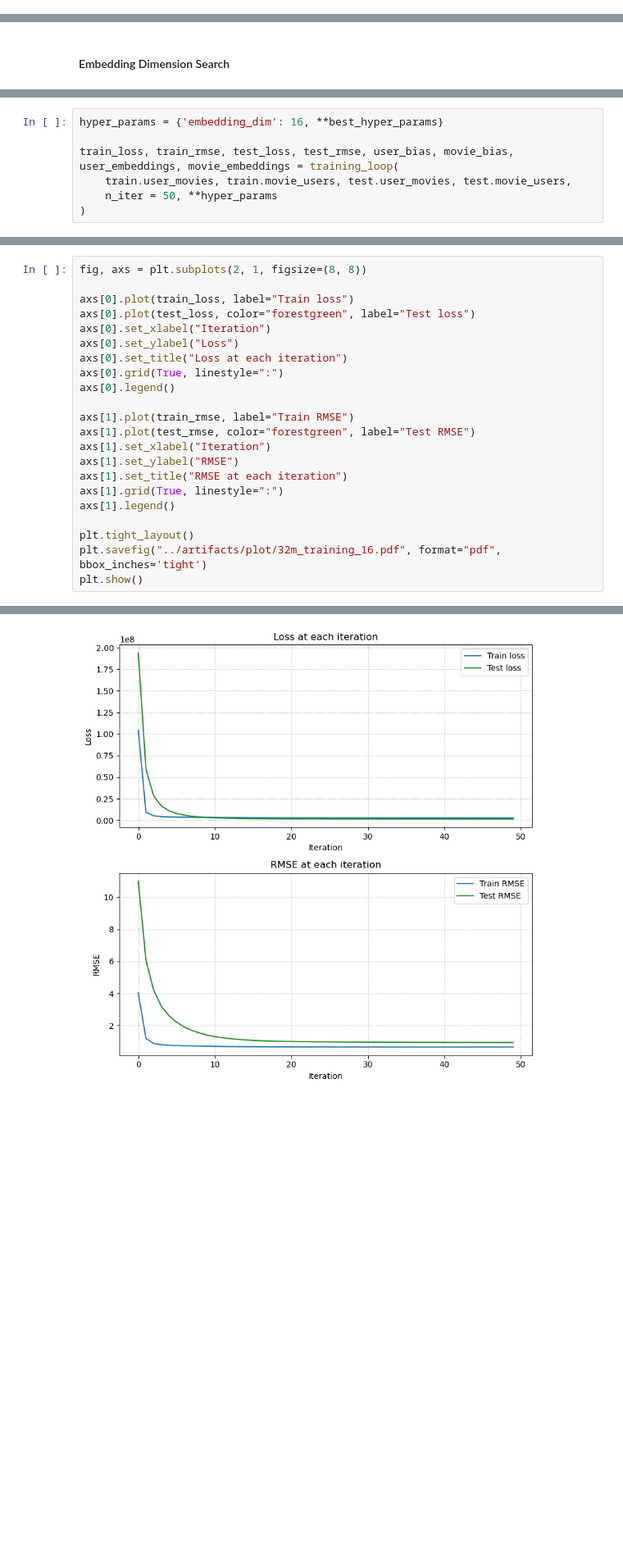
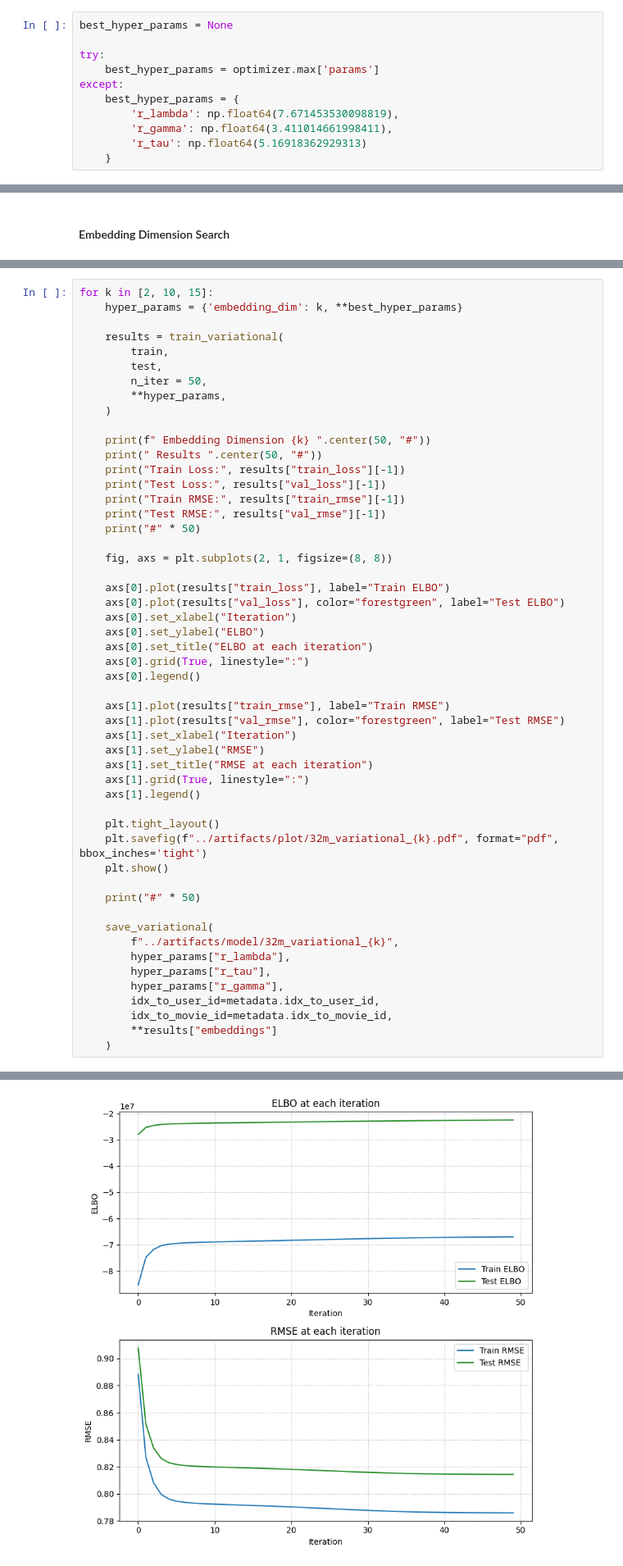
Before and after one commit to Toavina00/Recommender-system, a Jupyter notebook: notebooks/training.ipynb, the cells around one changed output, grey strips where cells are left out. Shown at 82% size. Saved outputs shown, nothing was run; the diff lists cells and outputs as text; blank space fills up the shorter version.

Commit message:
training notebook

```diff
--- a/notebooks/training.ipynb
+++ b/notebooks/training.ipynb
@@ -75,2 +115,13 @@ best_hyper_params = {'r_lambda': 0.5, 'r_gamma': 0.01, 'r_tau': 0.01}
+# %%
+best_hyper_params = None
+
+try:
+    best_hyper_params = optimizer.max['params']
+except:
+    best_hyper_params = {
+        'r_lambda': np.float64(7.671453530098819),
+        'r_gamma': np.float64(3.411014661998411),
+        'r_tau': np.float64(5.16918362929313)
+    }
 # %% [markdown]
 #### Bias Only Model
@@ -256,7 +225,0 @@ plt.show()
-# %%
-hyper_params = {'embedding_dim': 16, **best_hyper_params}
-
-train_loss, train_rmse, test_loss, test_rmse, user_bias, movie_bias, user_embeddings, movie_embeddings = training_loop(
-    train.user_movies, train.movie_users, test.user_movies, test.movie_users,
-    n_iter = 50, **hyper_params
-)
@@ -275,23 +340,53 @@ Test RMSE: 0.9452608605946792
 # %%
-fig, axs = plt.subplots(2, 1, figsize=(8, 8))
+for k in [2, 10, 15]:
+    hyper_params = {'embedding_dim': k, **best_hyper_params}
 
-axs[0].plot(train_loss, label="Train loss")
-axs[0].plot(test_loss, color="forestgreen", label="Test loss")
-axs[0].set_xlabel("Iteration")
-axs[0].set_ylabel("Loss")
-axs[0].set_title("Loss at each iteration")
-axs[0].grid(True, linestyle=":")
-axs[0].legend()
+    results = train_variational(
+        train,
+        test,
+        n_iter = 50,
+        **hyper_params,
+    )
 
-axs[1].plot(train_rmse, label="Train RMSE")
-axs[1].plot(test_rmse, color="forestgreen", label="Test RMSE")
-axs[1].set_xlabel("Iteration")
-axs[1].set_ylabel("RMSE")
-axs[1].set_title("RMSE at each iteration")
-axs[1].grid(True, linestyle=":")
-axs[1].legend()
+    print(f" Embedding Dimension {k} ".center(50, "#"))
+    print(" Results ".center(50, "#"))
+    print("Train Loss:", results["train_loss"][-1])
+    print("Test Loss:", results["val_loss"][-1])
+    print("Train RMSE:", results["train_rmse"][-1])
+    print("Test RMSE:", results["val_rmse"][-1])
+    print("#" * 50)
 
-plt.tight_layout()
-plt.savefig("../artifacts/plot/32m_training_16.pdf", format="pdf", bbox_inches='tight')
-plt.show()
+    fig, axs = plt.subplots(2, 1, figsize=(8, 8))
+
+    axs[0].plot(results["train_loss"], label="Train ELBO")
+    axs[0].plot(results["val_loss"], color="forestgreen", label="Test ELBO")
+    axs[0].set_xlabel("Iteration")
+    axs[0].set_ylabel("ELBO")
+    axs[0].set_title("ELBO at each iteration")
+    axs[0].grid(True, linestyle=":")
+    axs[0].legend()
+
+    axs[1].plot(results["train_rmse"], label="Train RMSE")
+    axs[1].plot(results["val_rmse"], color="forestgreen", label="Test RMSE")
+    axs[1].set_xlabel("Iteration")
+    axs[1].set_ylabel("RMSE")
+    axs[1].set_title("RMSE at each iteration")
+    axs[1].grid(True, linestyle=":")
+    axs[1].legend()
+
+    plt.tight_layout()
+    plt.savefig(f"../artifacts/plot/32m_variational_{k}.pdf", format="pdf", bbox_inches='tight')
+    plt.show()
+
+    print("#" * 50)
+
+    save_variational(
+        f"../artifacts/model/32m_variational_{k}",
+        hyper_params["r_lambda"],
+        hyper_params["r_tau"],
+        hyper_params["r_gamma"],
+        idx_to_user_id=metadata.idx_to_user_id,
+        idx_to_movie_id=metadata.idx_to_movie_id,
+        **results["embeddings"]
+    )
 # %% [output]
@@ -298 +400 @@ plt.show()
-[figure, old version]
+[figure, new version]
```
Also changed, not shown: parts of 65 cells of this notebook, 5 other files.
